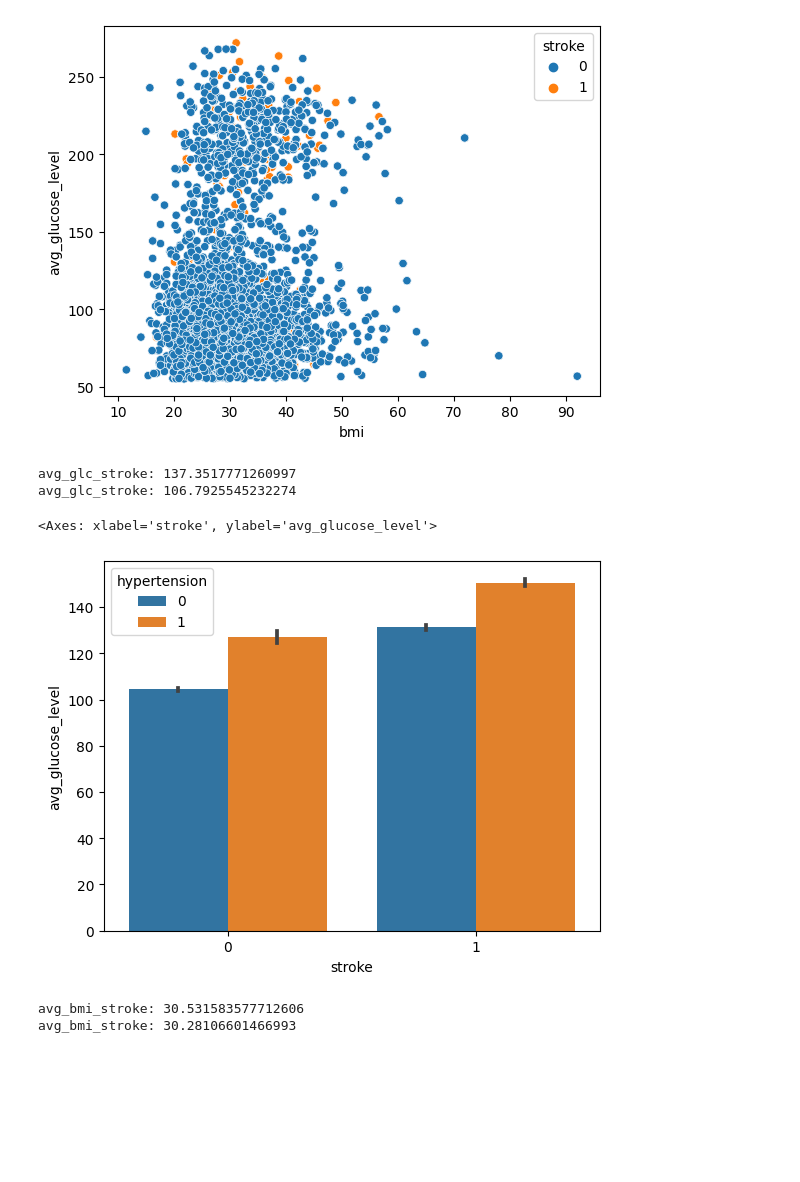
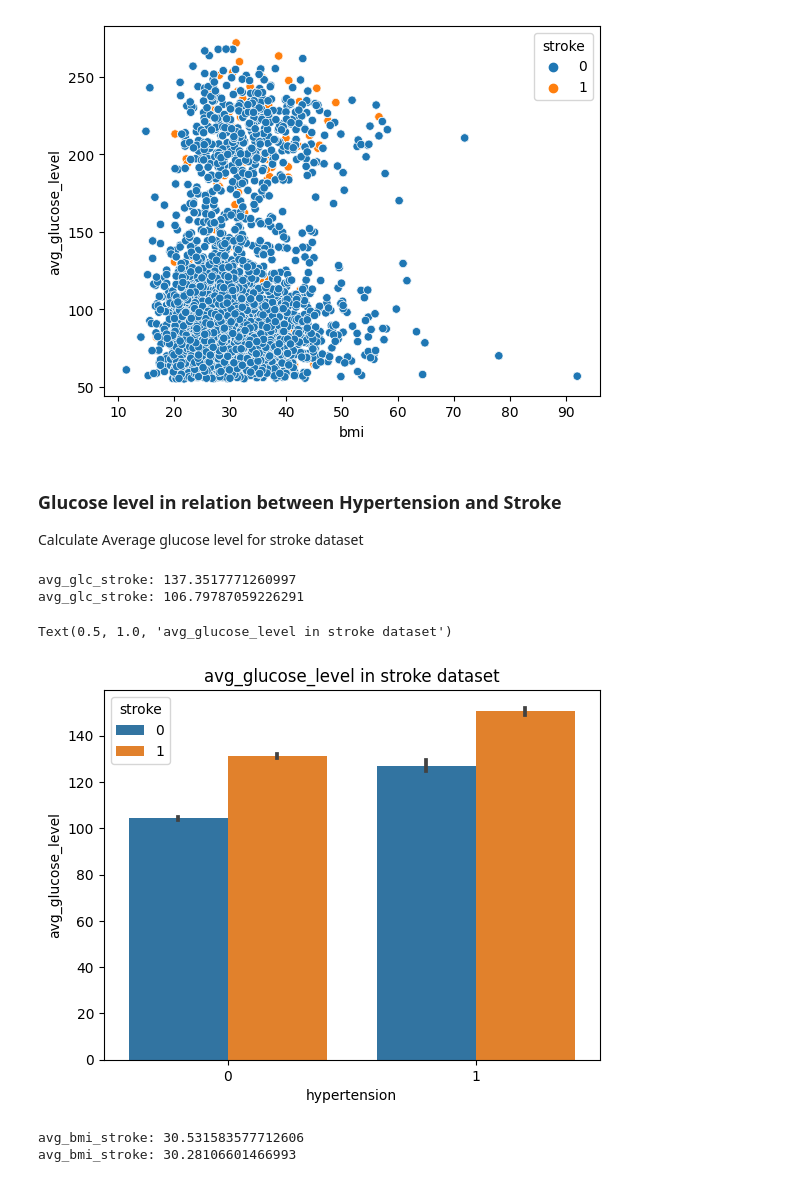
Before and after one commit to Gary-ChenJL/4440_proj, a Jupyter notebook: proj.ipynb, the cells around one changed output. Saved outputs shown, nothing was run; the diff lists cells and outputs as text; code cells hidden in the pictures; blank space fills up the shorter version.

```diff
--- a/proj.ipynb
+++ b/proj.ipynb
@@ -508,18 +575,22 @@ sns.scatterplot(x = "bmi", y = "avg_glucose_level", hue = "stroke", data=stroke)
 # %% [output]
 <Axes: xlabel='bmi', ylabel='avg_glucose_level'>
 [figure]
+# %% [markdown]
+### Glucose level in relation between Hypertension and Stroke
+Calculate Average glucose level for stroke dataset
 # %%
 avg_glc_stroke = stroke[stroke["stroke"] == 1]["avg_glucose_level"]
 print("avg_glc_stroke:", avg_glc_stroke.mean())
 avg_glc_stroke = stroke[stroke["stroke"] == 0]["avg_glucose_level"]
 print("avg_glc_stroke:", avg_glc_stroke.mean())
 
-sns.barplot(x = "stroke", y = "avg_glucose_level", hue="hypertension", data=stroke)
+ax = sns.barplot(x = "hypertension", y = "avg_glucose_level", hue="stroke", data=stroke)
+ax.set_title("avg_glucose_level in stroke dataset")
 # %% [output]
 avg_glc_stroke: 137.3517771260997
-avg_glc_stroke: 106.7925545232274
+avg_glc_stroke: 106.79787059226291
-<Axes: xlabel='stroke', ylabel='avg_glucose_level'>
+Text(0.5, 1.0, 'avg_glucose_level in stroke dataset')
-[figure, old version]
+[figure, new version]
 # %%
 avg_bmi_stroke = stroke[stroke["stroke"] == 1]["bmi"]
 print("avg_bmi_stroke:", avg_bmi_stroke.mean())
```
Also changed, not shown: parts of 37 cells of this notebook.
